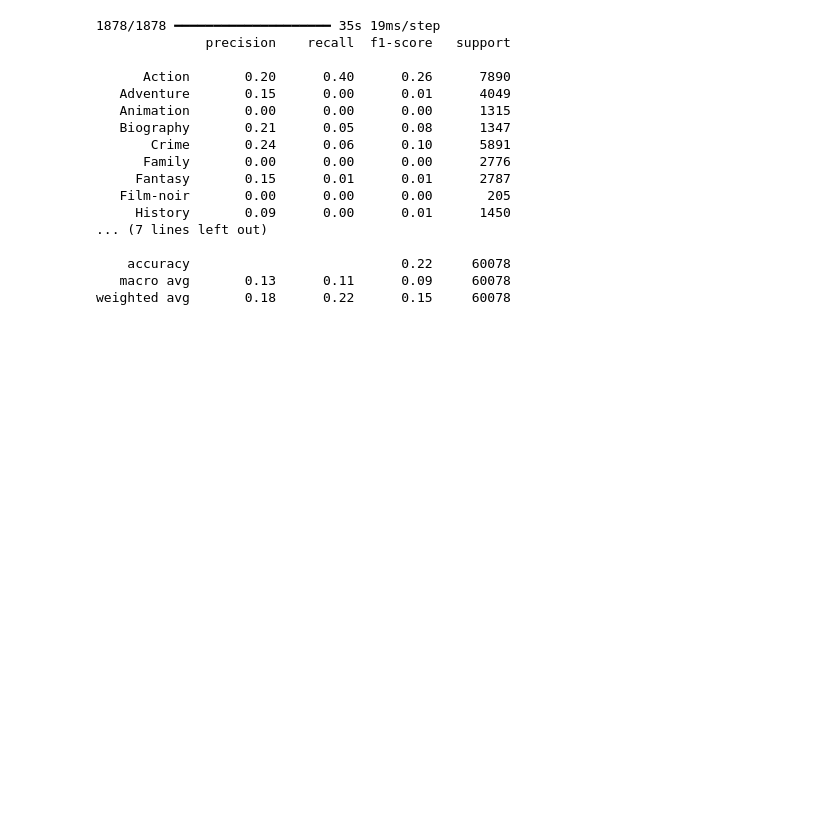
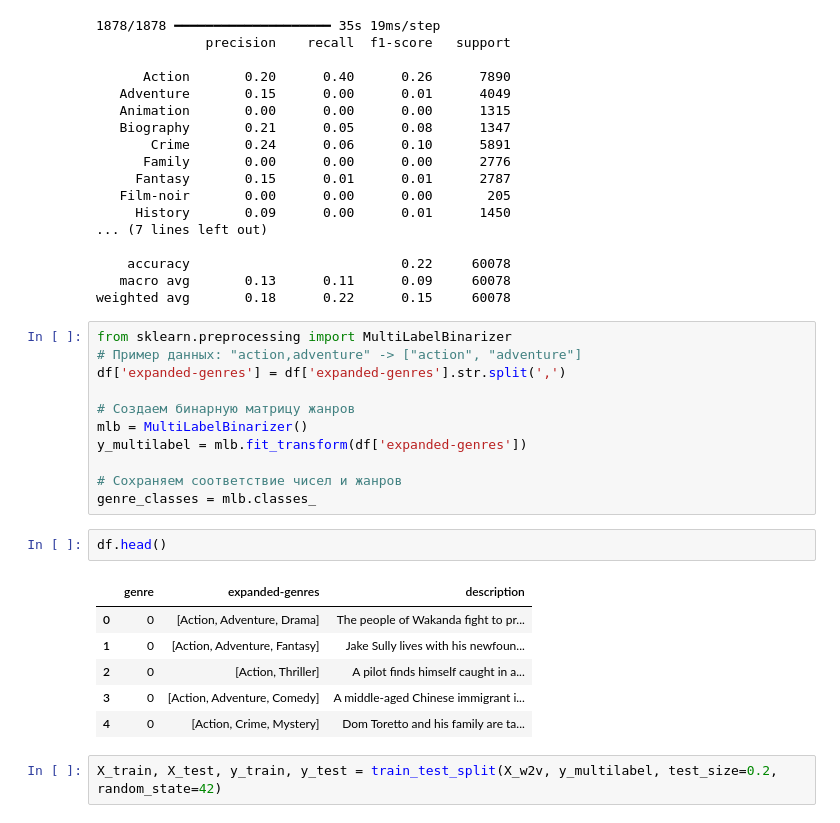
Before and after one commit to maakhhh/film_genre_prediction, a Jupyter notebook: genre_prediction.ipynb, the cells around one changed output. Saved outputs shown, nothing was run; the diff lists cells and outputs as text; blank space fills up the shorter version.

```diff
--- a/genre_prediction.ipynb
+++ b/genre_prediction.ipynb
@@ -277,3 +276,25 @@ print(classification_report(y_test, y_pred_classes, target_names=le.classes_))
     accuracy                           0.22     60078
    macro avg       0.13      0.11      0.09     60078
 weighted avg       0.18      0.22      0.15     60078
+# %%
+from sklearn.preprocessing import MultiLabelBinarizer
+# Пример данных: "action,adventure" -> ["action", "adventure"]
+df['expanded-genres'] = df['expanded-genres'].str.split(',')
+
+# Создаем бинарную матрицу жанров
+mlb = MultiLabelBinarizer()
+y_multilabel = mlb.fit_transform(df['expanded-genres'])
+
+# Сохраняем соответствие чисел и жанров
+genre_classes = mlb.classes_
+# %%
+df.head()
+# %% [output]
+|  | genre | expanded-genres | description |
+| 0 | 0 | [Action, Adventure, Drama] | The people of Wakanda fight to pr... |
+| 1 | 0 | [Action, Adventure, Fantasy] | Jake Sully lives with his newfoun... |
+| 2 | 0 | [Action, Thriller] | A pilot finds himself caught in a... |
+| 3 | 0 | [Action, Adventure, Comedy] | A middle-aged Chinese immigrant i... |
+| 4 | 0 | [Action, Crime, Mystery] | Dom Toretto and his family are ta... |
+# %%
+X_train, X_test, y_train, y_test = train_test_split(X_w2v, y_multilabel, test_size=0.2, random_state=42)
```
Also changed, not shown: parts of 8 cells of this notebook.
